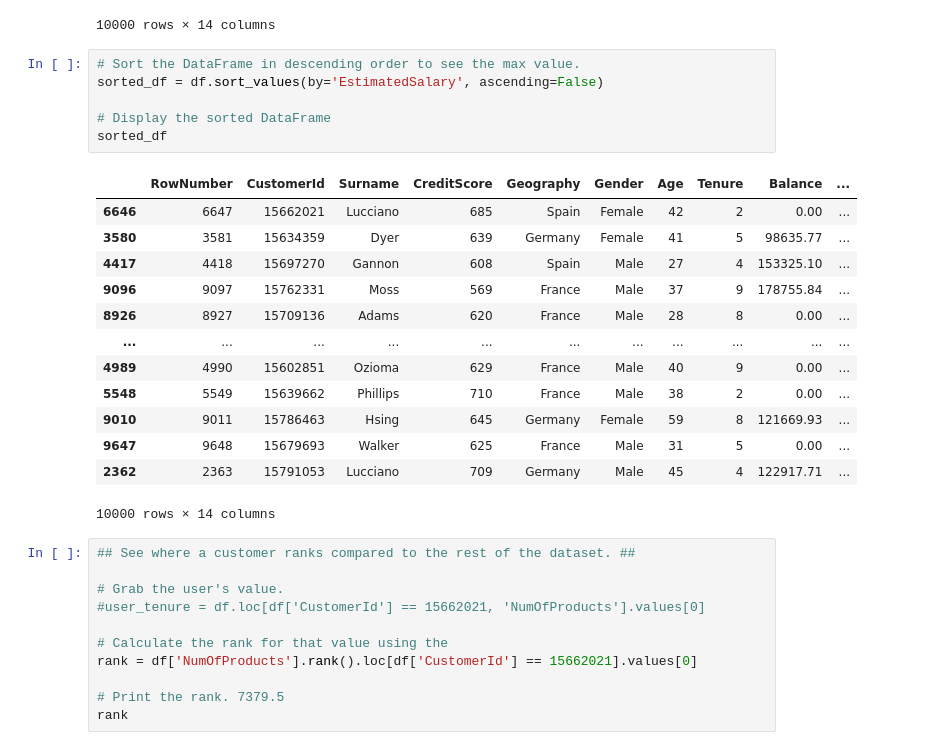
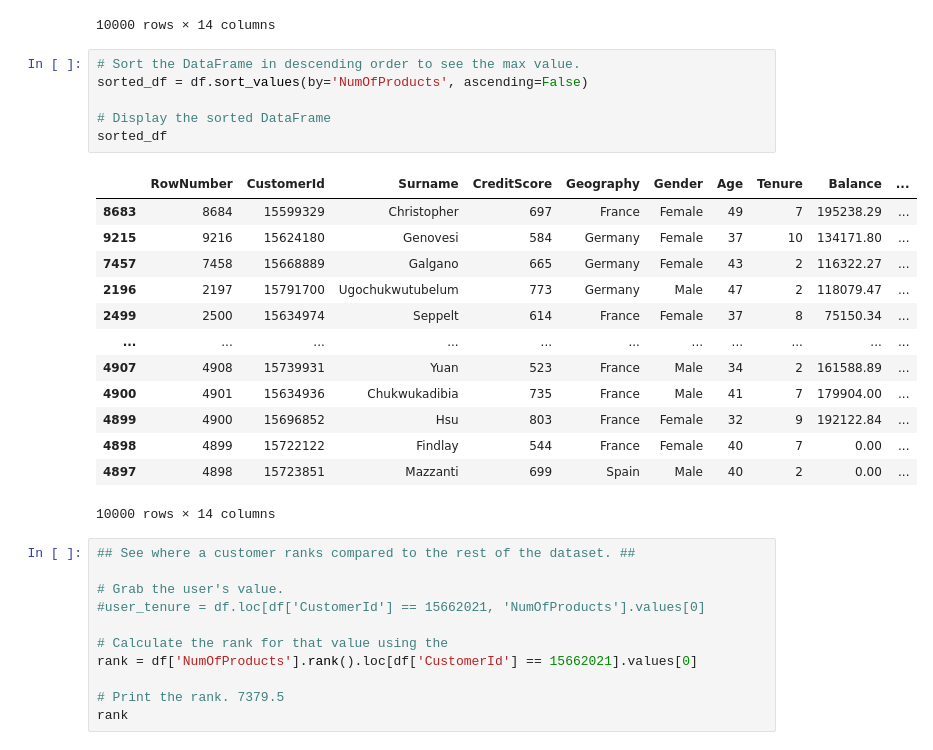
Before and after one commit to gitrlawton/customer-churn-prediction, a Jupyter notebook: notebook.ipynb, the cells around one changed output. Saved outputs shown, nothing was run; the diff lists cells and outputs as text.

```diff
--- a/notebook.ipynb
+++ b/notebook.ipynb
@@ -22,23 +22,23 @@ df
 10000 rows × 14 columns
 # %%
 # Sort the DataFrame in descending order to see the max value.
-sorted_df = df.sort_values(by='EstimatedSalary', ascending=False)
+sorted_df = df.sort_values(by='NumOfProducts', ascending=False)
 
 # Display the sorted DataFrame
 sorted_df
 # %% [output]
 |  | RowNumber | CustomerId | Surname | CreditScore | Geography | Gender | Age | Tenure | Balance | ... |
-| 6646 | 6647 | 15662021 | Lucciano | 685 | Spain | Female | 42 | 2 | 0.00 | ... |
-| 3580 | 3581 | 15634359 | Dyer | 639 | Germany | Female | 41 | 5 | 98635.77 | ... |
-| 4417 | 4418 | 15697270 | Gannon | 608 | Spain | Male | 27 | 4 | 153325.10 | ... |
-| 9096 | 9097 | 15762331 | Moss | 569 | France | Male | 37 | 9 | 178755.84 | ... |
-| 8926 | 8927 | 15709136 | Adams | 620 | France | Male | 28 | 8 | 0.00 | ... |
+| 8683 | 8684 | 15599329 | Christopher | 697 | France | Female | 49 | 7 | 195238.29 | ... |
+| 9215 | 9216 | 15624180 | Genovesi | 584 | Germany | Female | 37 | 10 | 134171.80 | ... |
+| 7457 | 7458 | 15668889 | Galgano | 665 | Germany | Female | 43 | 2 | 116322.27 | ... |
+| 2196 | 2197 | 15791700 | Ugochukwutubelum | 773 | Germany | Male | 47 | 2 | 118079.47 | ... |
+| 2499 | 2500 | 15634974 | Seppelt | 614 | France | Female | 37 | 8 | 75150.34 | ... |
 | ... | ... | ... | ... | ... | ... | ... | ... | ... | ... | ... |
-| 4989 | 4990 | 15602851 | Ozioma | 629 | France | Male | 40 | 9 | 0.00 | ... |
-| 5548 | 5549 | 15639662 | Phillips | 710 | France | Male | 38 | 2 | 0.00 | ... |
-| 9010 | 9011 | 15786463 | Hsing | 645 | Germany | Female | 59 | 8 | 121669.93 | ... |
-| 9647 | 9648 | 15679693 | Walker | 625 | France | Male | 31 | 5 | 0.00 | ... |
-| 2362 | 2363 | 15791053 | Lucciano | 709 | Germany | Male | 45 | 4 | 122917.71 | ... |
+| 4907 | 4908 | 15739931 | Yuan | 523 | France | Male | 34 | 2 | 161588.89 | ... |
+| 4900 | 4901 | 15634936 | Chukwukadibia | 735 | France | Male | 41 | 7 | 179904.00 | ... |
+| 4899 | 4900 | 15696852 | Hsu | 803 | France | Female | 32 | 9 | 192122.84 | ... |
+| 4898 | 4899 | 15722122 | Findlay | 544 | France | Female | 40 | 7 | 0.00 | ... |
+| 4897 | 4898 | 15723851 | Mazzanti | 699 | Spain | Male | 40 | 2 | 0.00 | ... |
 10000 rows × 14 columns
 # %%
 ## See where a customer ranks compared to the rest of the dataset. ##
```
Also changed, not shown: parts of 4 cells of this notebook, 1 other file.
